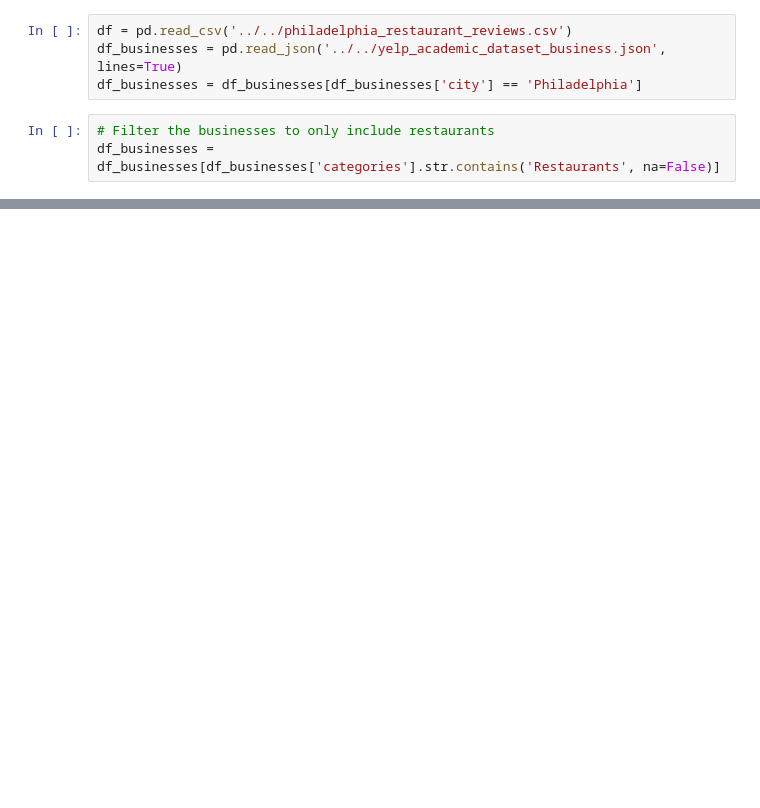
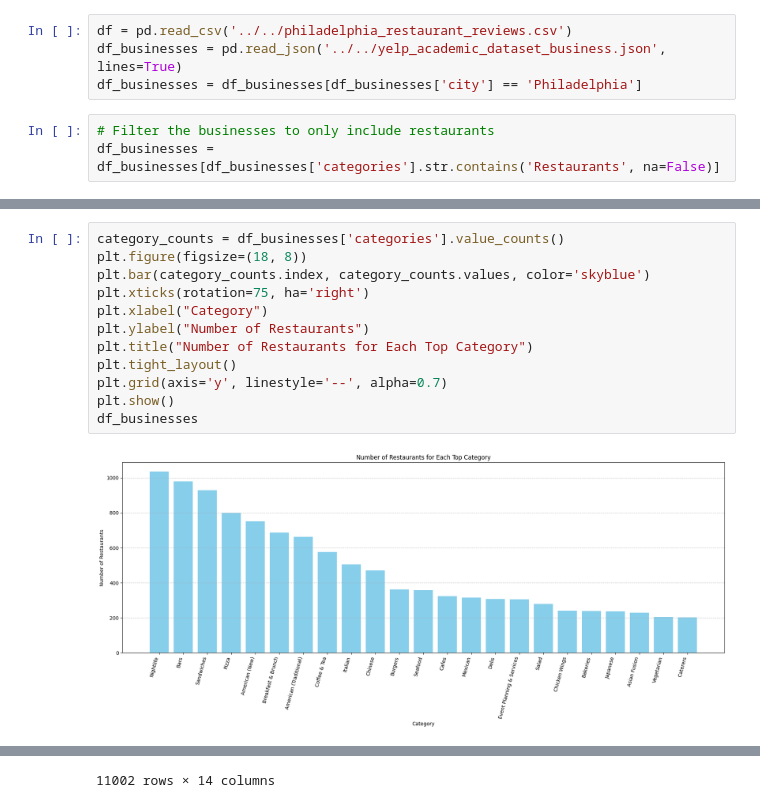
Before and after one commit to SorenLKuhl/SorenLKuhl.github.io, a Jupyter notebook: notebooks/exploratory.ipynb, the cells around one changed output, grey strips where cells are left out. Drawn from its saved outputs; the diff is of its cells as text; blank space fills up the shorter version.

```diff
--- a/notebooks/exploratory.ipynb
+++ b/notebooks/exploratory.ipynb
@@ -136,0 +155,14 @@ show(p)
+# %%
+category_counts = df_businesses['categories'].value_counts()
+plt.figure(figsize=(18, 8))
+plt.bar(category_counts.index, category_counts.values, color='skyblue')
+plt.xticks(rotation=75, ha='right')
+plt.xlabel("Category")
+plt.ylabel("Number of Restaurants")
+plt.title("Number of Restaurants for Each Top Category")
+plt.tight_layout()
+plt.grid(axis='y', linestyle='--', alpha=0.7)
+plt.show()
+df_businesses
+# %% [output]
+[figure, added]
@@ -136,0 +181 @@ show(p)
+11002 rows × 14 columns
```
Also changed, not shown: parts of 11 cells of this notebook, 1 other file.
